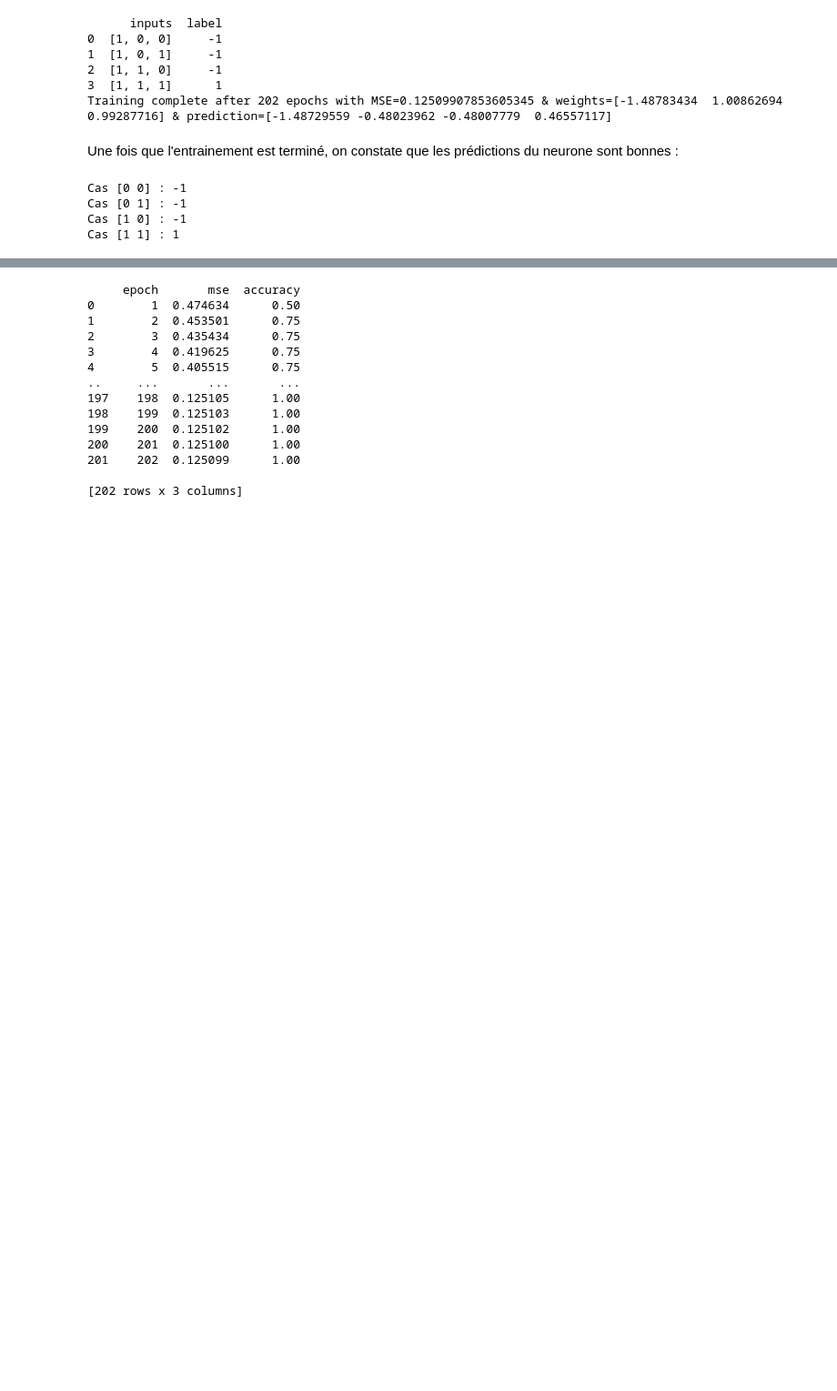
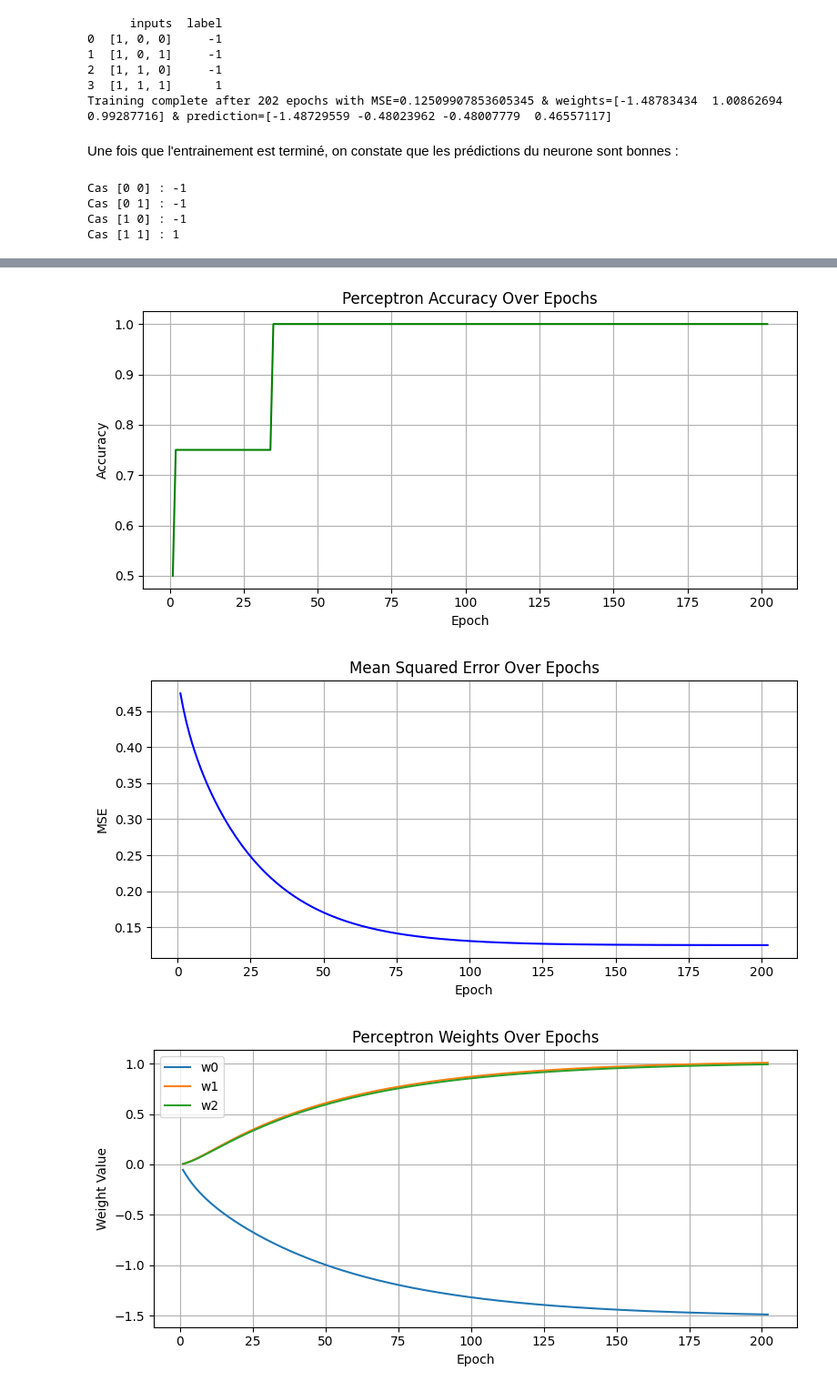
Before and after one commit to abrumsen/Perceptron, a Jupyter notebook: notebooks/adaline.ipynb, the cells around one changed output, grey strips where cells are left out. Shown at 91% size. Saved outputs shown, nothing was run; the diff lists cells and outputs as text; code cells hidden in the pictures; blank space fills up the shorter version.

Commit message:
Progressing on Adaline notebook (saving to prevent data loss)

```diff
--- a/notebooks/adaline.ipynb
+++ b/notebooks/adaline.ipynb
@@ -36,19 +38,42 @@ Cas [1 1] : 1
 # %%
 training = history.df
 
-print(training)
+# Évolution de l'entrainement
+plt.figure(figsize=(8, 4))
+plt.plot(training['epoch'], training['accuracy'], label='Accuracy', color='green')
+plt.xlabel("Epoch")
+plt.ylabel("Accuracy")
+plt.title("Perceptron Accuracy Over Epochs")
+plt.grid(True)
+plt.tight_layout()
+plt.show()
+
+plt.figure(figsize=(8, 4))
+plt.plot(training['epoch'], training['mse'], label='MSE', color='blue')
+plt.xlabel("Epoch")
+plt.ylabel("MSE")
+plt.title("Mean Squared Error Over Epochs")
+plt.grid(True)
+plt.tight_layout()
+plt.show()
+
+weights_df = pd.DataFrame(training["weights"].to_list(), columns=[f"w{i}" for i in range(len(training['weights'].iloc[0]))])
+weights_df["epoch"] = training["epoch"]
+plt.figure(figsize=(8, 4))
+for col in weights_df.columns:
+    if col != "epoch":
+        plt.plot(weights_df["epoch"], weights_df[col], label=col)
+
+
+
+plt.xlabel("Epoch")
+plt.ylabel("Weight Value")
+plt.title("Perceptron Weights Over Epochs")
+plt.legend()
+plt.grid(True)
+plt.tight_layout()
+plt.show()
 # %% [output]
-     epoch       mse  accuracy
-0        1  0.474634      0.50
-1        2  0.453501      0.75
-2        3  0.435434      0.75
-3        4  0.419625      0.75
-4        5  0.405515      0.75
-..     ...       ...       ...
-197    198  0.125105      1.00
-198    199  0.125103      1.00
-199    200  0.125102      1.00
-200    201  0.125100      1.00
-201    202  0.125099      1.00
-
-[202 rows x 3 columns]
+[figure, added]
+[figure, added]
+[figure, added]
```
Also changed, not shown: parts of 5 cells of this notebook, 1 other file.
